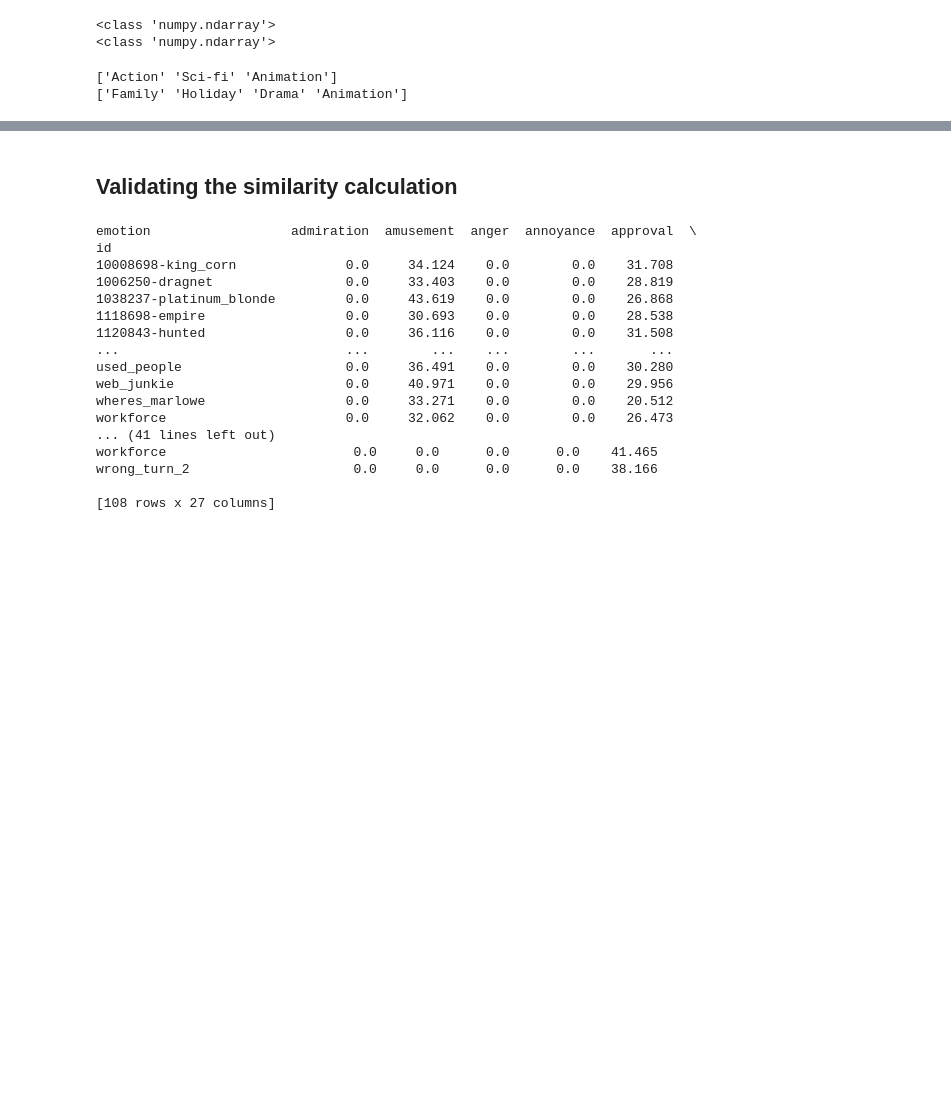
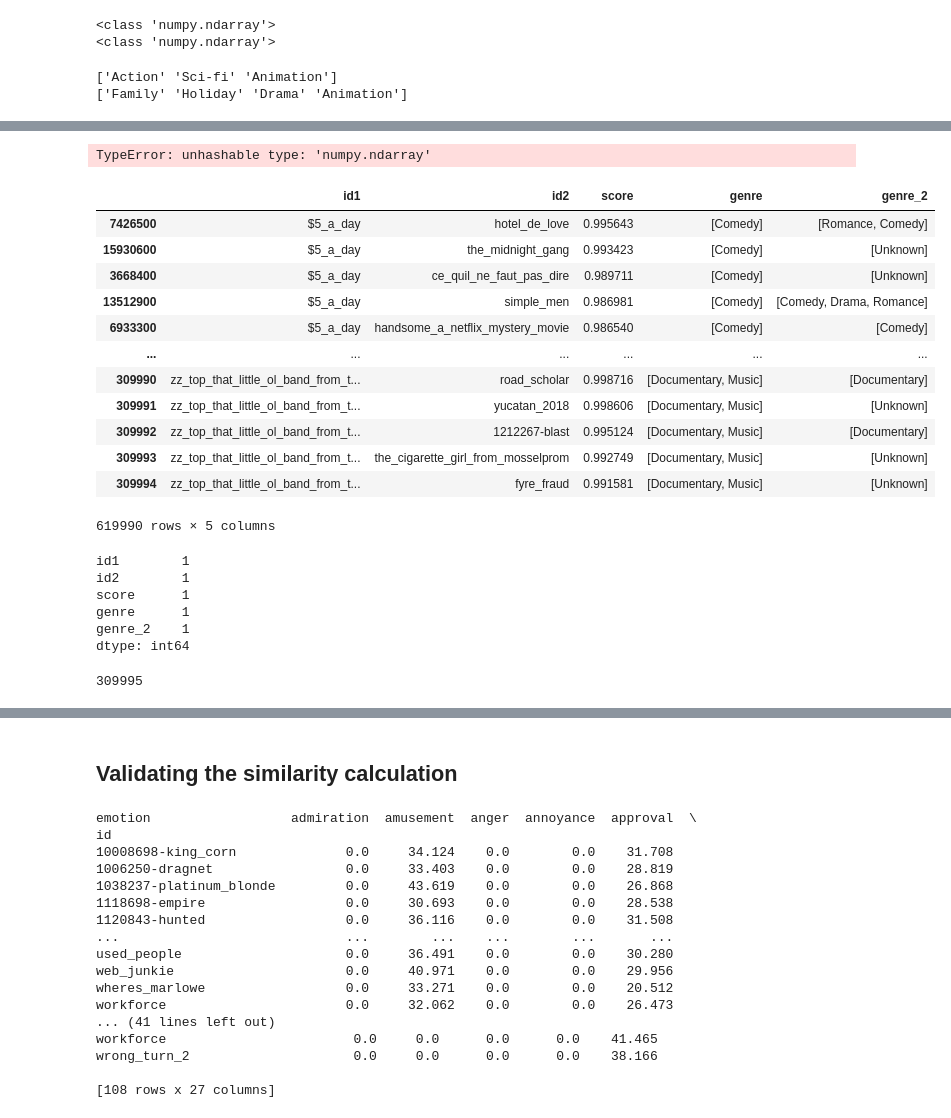
Before and after one commit to danipafi/FilmEmotionRecommender, a Jupyter notebook: Movie_Recommender.ipynb, the cells around one changed output, grey strips where cells are left out. Cells and saved outputs as stored; diff of their text form; code cells hidden in the pictures; blank space fills up the shorter version.

```diff
--- a/Movie_Recommender.ipynb
+++ b/Movie_Recommender.ipynb
@@ -949,0 +950,31 @@ Tamanho da matriz: 0.122112 GB
+# %%
+df_final = dd.read_parquet('/Users/danielebelmiro/Data_Analytics_Bootcamp/Rotten/processed_chunks').compute()  # Convertendo para pandas para facilitar a validação
+# %%
+df_final.duplicated().sum()
+# %% [output]
+TypeError: unhashable type: 'numpy.ndarray'
+# %%
+df_final
+# %% [output]
+|  | id1 | id2 | score | genre | genre_2 |
+| 7426500 | $5_a_day | hotel_de_love | 0.995643 | [Comedy] | [Romance, Comedy] |
+| 15930600 | $5_a_day | the_midnight_gang | 0.993423 | [Comedy] | [Unknown] |
+| 3668400 | $5_a_day | ce_quil_ne_faut_pas_dire | 0.989711 | [Comedy] | [Unknown] |
+| 13512900 | $5_a_day | simple_men | 0.986981 | [Comedy] | [Comedy, Drama, Romance] |
+| 6933300 | $5_a_day | handsome_a_netflix_mystery_movie | 0.986540 | [Comedy] | [Comedy] |
+| ... | ... | ... | ... | ... | ... |
+| 309990 | zz_top_that_little_ol_band_from_t... | road_scholar | 0.998716 | [Documentary, Music] | [Documentary] |
+| 309991 | zz_top_that_little_ol_band_from_t... | yucatan_2018 | 0.998606 | [Documentary, Music] | [Unknown] |
+| 309992 | zz_top_that_little_ol_band_from_t... | 1212267-blast | 0.995124 | [Documentary, Music] | [Documentary] |
+| 309993 | zz_top_that_little_ol_band_from_t... | the_cigarette_girl_from_mosselprom | 0.992749 | [Documentary, Music] | [Unknown] |
+| 309994 | zz_top_that_little_ol_band_from_t... | fyre_fraud | 0.991581 | [Documentary, Music] | [Unknown] |
+619990 rows × 5 columns
+# %%
+df_final.applymap(type).nunique()
+# %% [output]
+id1        1
+id2        1
+score      1
+genre      1
+genre_2    1
+dtype: int64
@@ -949,0 +985,4 @@ Tamanho da matriz: 0.122112 GB
+# %%
+df_final.duplicated().sum()
+# %% [output]
+309995
```
Also changed, not shown: parts of 48 cells of this notebook, 2 other files.
